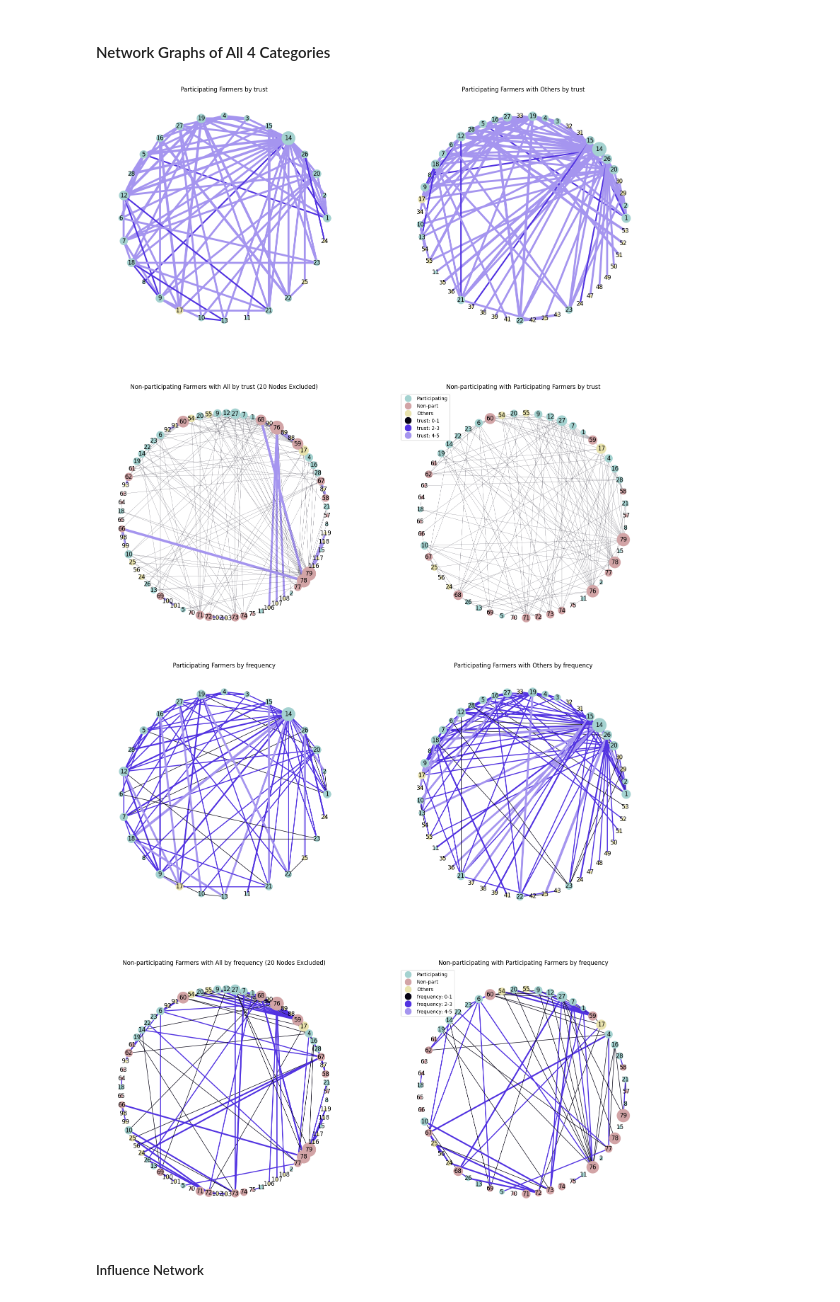
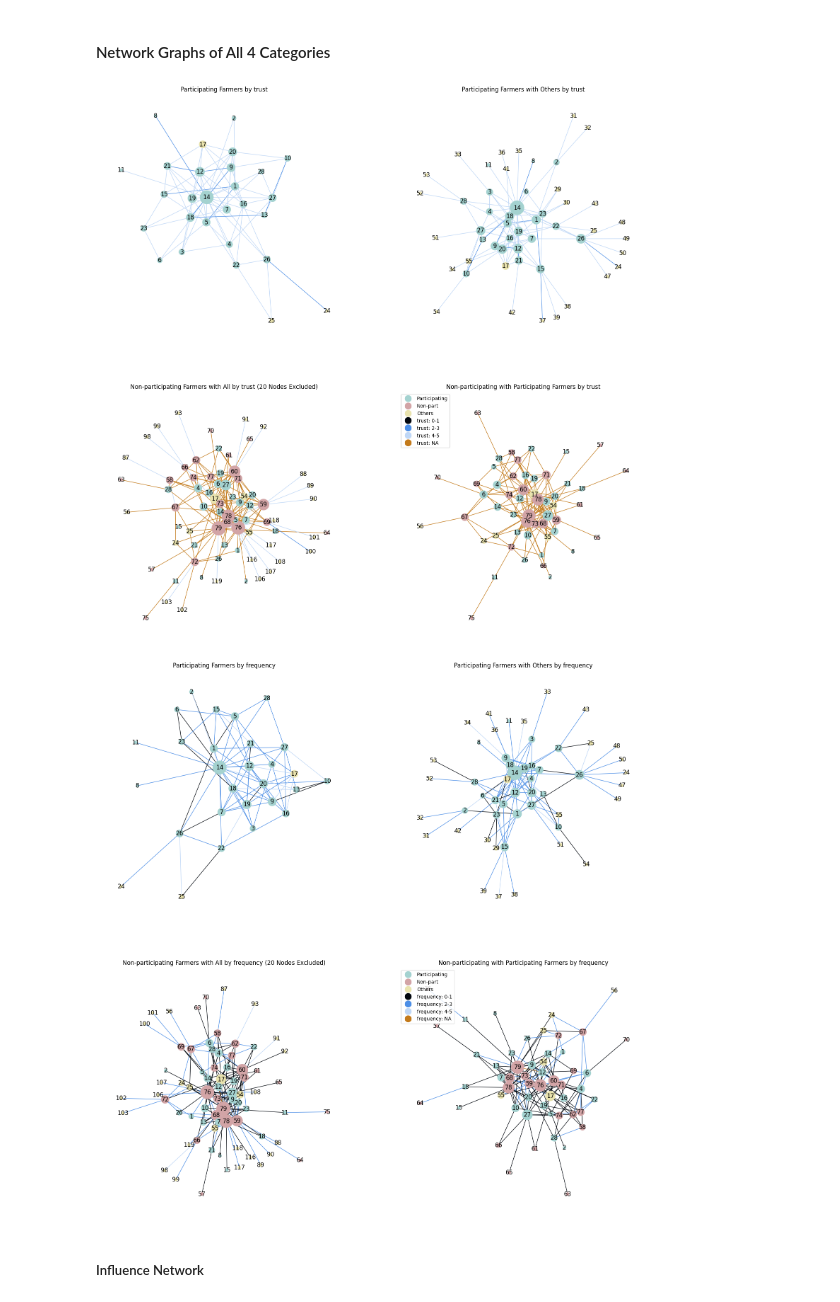
Before and after one commit to liugrac/climate_change_responses, a Jupyter notebook: Farmers Social Network.ipynb, the cells around one changed output. Cells and saved outputs as stored; diff of their text form; code cells hidden in the pictures.

```diff
--- a/Farmers Social Network.ipynb
+++ b/Farmers Social Network.ipynb
@@ -42,9 +42,13 @@ def clean_df(df):
   final_df = final_df[final_df['receiver_id'].notna()]
   final_df['sender_id'] = final_df['sender_id'].astype(int)
   final_df['receiver_id'] = final_df['receiver_id'].astype(int)
-  final_df['trust'] = final_df['trust'].fillna(0.2)
-  final_df['trust'] = np.where(final_df['trust'] == 'NA', 0.2, final_df['trust'])
+  na = 0.5
+  final_df['trust'] = final_df['trust'].fillna(na)
+  final_df['trust'] = np.where(final_df['trust'] == 'NA', na, final_df['trust'])
   final_df['trust'] = pd.to_numeric(final_df['trust'])
+  final_df['frequency'] = final_df['frequency'].fillna(na)
+  final_df['frequency'] = np.where(final_df['frequency'] == 'NA', na, final_df['frequency'])
+  final_df['frequency'] = pd.to_numeric(final_df['frequency'])
   return final_df
 # %% [markdown]
 ##### Farmers Network Datasets
@@ -281,18 +284,20 @@ def edge_color(G, col):
     widths = nx.get_edge_attributes(G, col)
     att_list = list(widths.values())
     for a in att_list:
-        if a < 1:
-            colour_list.append('#060314') #dark
+        if a == 0:
+            colour_list.append('#02070e') #dark
         elif a == 1:
-            colour_list.append('#060314')
+            colour_list.append('#02070e')
         elif a == 2:
-            colour_list.append('#5233e1')
+            colour_list.append('#4c8ee6')
         elif a == 3:
-            colour_list.append('#5233e1')
+            colour_list.append('#4c8ee6')
         elif a == 4:
-            colour_list.append('#a595ef')
-        else:
-            colour_list.append('#a595ef') #light purple
+            colour_list.append('#bfd7f6')
+        elif a == 5:
+            colour_list.append('#bfd7f6') #light color
+        else: # all the null rows that we have mapped to non integer values
+            colour_list.append('#C37A1B')
     return colour_list
 # %% [markdown]
 #### Network Graphs of All 4 Categories
@@ -302,43 +307,45 @@ def graphing_by_attri(weight):
     titles = [f'Participating Farmers by {weight}',
     f'Participating Farmers with Others by {weight}',
     f'Non-participating Farmers with All by {weight} ({node_list_len} Nodes Excluded)',
     f'Non-participating with Participating Farmers by {weight}']
     fig, axes = plt.subplots(nrows=2, ncols=2, figsize=(20, 20))
     ax = axes.flatten()
 
     legend_elements = [
         Line2D([0], [0], marker='o', color='w', label='Participating',markerfacecolor='#a4d2d0', markersize=15),
         Line2D([0], [0], marker='o', color='w', label='Non-part',markerfacecolor='#d2a4a6', markersize=15),
         Line2D([0], [0], marker='o', color='w', label='Others',markerfacecolor='#e9e3ae', markersize=15),
-        Line2D([0], [0], marker='o', color='w', label=f'{weight}: 0-1',markerfacecolor='#060314', markersize=15),
-        Line2D([0], [0], marker='o', color='w', label=f'{weight}: 2-3',markerfacecolor='#5233e1', markersize=15),
-        Line2D([0], [0], marker='o', color='w', label=f'{weight}: 4-5',markerfacecolor='#a595ef', markersize=15),]
+        Line2D([0], [0], marker='o', color='w', label=f'{weight}: 0-1',markerfacecolor='#02070e', markersize=15),
+        Line2D([0], [0], marker='o', color='w', label=f'{weight}: 2-3',markerfacecolor='#4c8ee6', markersize=15),
+        Line2D([0], [0], marker='o', color='w', label=f'{weight}: 4-5',markerfacecolor='#bfd7f6', markersize=15),
+        Line2D([0], [0], marker='o', color='w', label=f'{weight}: NA',markerfacecolor='#C37A1B', markersize=15),
+        ]
 
     plt.legend(handles=legend_elements, loc='upper left')
 
 
     for i in range(4):
         widths = nx.get_edge_attributes(graphs[i], weight)
-        nx.draw_networkx(graphs[i], pos=nx.circular_layout(graphs[i]),
+        nx.draw_networkx(graphs[i], pos=nx.spring_layout(graphs[i]),
         with_labels=True,
         node_color=colour_mapping(graphs[i]),
         node_size=list(dict([(node, degree*35) for node, degree in nx.degree(graphs[i])]).values()),
         font_size=12,
         edge_color=edge_color(graphs[i], weight),
-        width=list(widths.values()),
+        # width=[float(i) for i in list(widths.values())],
         ax=ax[i])
         ax[i].set_title(titles[i])
         ax[i].set_axis_off()
 
     plt.show()
 
 graphing_by_attri('trust')
 # %% [output]
-[figure, old version]
+[figure, new version]
 # %%
 graphing_by_attri('frequency')
 # %% [output]
-[figure, old version]
+[figure, new version]
 # %% [markdown]
 ##### Influence Network
 # %%
```
Also changed, not shown: parts of 1 cell of this notebook.
